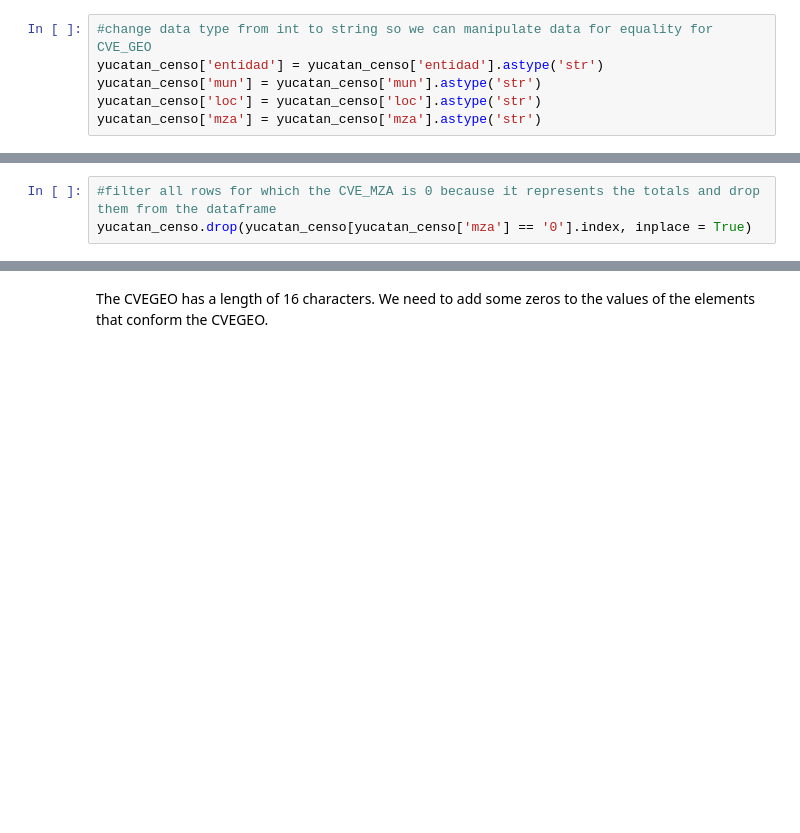
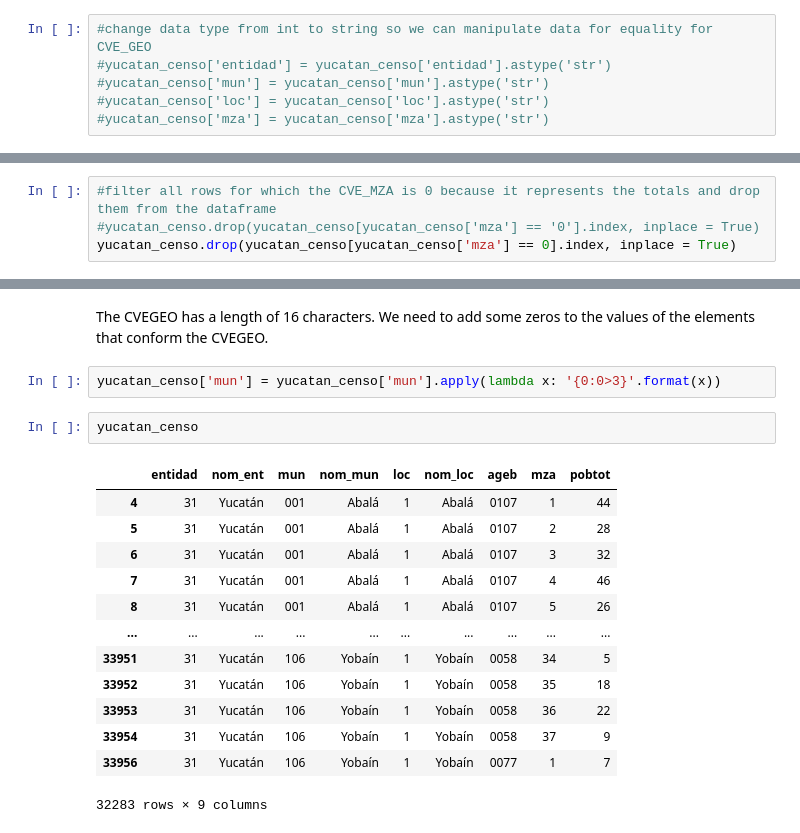
Before and after one commit to gperaza/road-network, a Jupyter notebook: notebooks/working with geodataframes.ipynb, the cells around one changed output, grey strips where cells are left out. Cells and saved outputs as stored; diff of their text form; blank space fills up the shorter version.

Commit message:
undo the change of dtype from int to string of yucatan_censo df

```diff
--- a/notebooks/working with geodataframes.ipynb
+++ b/notebooks/working with geodataframes.ipynb
@@ -320,10 +320,10 @@ pobtot      int64
 dtype: object
 # %%
 #change data type from int to string so we can manipulate data for equality for CVE_GEO
-yucatan_censo['entidad'] = yucatan_censo['entidad'].astype('str')
-yucatan_censo['mun'] = yucatan_censo['mun'].astype('str')
-yucatan_censo['loc'] = yucatan_censo['loc'].astype('str')
-yucatan_censo['mza'] = yucatan_censo['mza'].astype('str')
+#yucatan_censo['entidad'] = yucatan_censo['entidad'].astype('str')
+#yucatan_censo['mun'] = yucatan_censo['mun'].astype('str')
+#yucatan_censo['loc'] = yucatan_censo['loc'].astype('str')
+#yucatan_censo['mza'] = yucatan_censo['mza'].astype('str')
 # %%
 yucatan_censo.dtypes
 # %% [output]
@@ -363,7 +364,8 @@ yucatan_censo_totales.head()
 | 36 | 31 | Yucatán | 1 | Abalá | 1 | Total AGEB urbana | 0111 | 0 | 1066 |
 # %%
 #filter all rows for which the CVE_MZA is 0 because it represents the totals and drop them from the dataframe
-yucatan_censo.drop(yucatan_censo[yucatan_censo['mza'] == '0'].index, inplace = True)
+#yucatan_censo.drop(yucatan_censo[yucatan_censo['mza'] == '0'].index, inplace = True)
+yucatan_censo.drop(yucatan_censo[yucatan_censo['mza'] == 0].index, inplace = True)
 # %%
 yucatan_censo.head()
 # %% [output]
@@ -383,3 +385,21 @@ len(yucatan_manzana['CVEGEO'].iloc[0])
 16
 # %% [markdown]
 The CVEGEO has a length of 16 characters. We need to add some zeros to the values of the elements that conform the CVEGEO.
+# %%
+yucatan_censo['mun'] = yucatan_censo['mun'].apply(lambda x: '{0:0>3}'.format(x))
+# %%
+yucatan_censo
+# %% [output]
+|  | entidad | nom_ent | mun | nom_mun | loc | nom_loc | ageb | mza | pobtot |
+| 4 | 31 | Yucatán | 001 | Abalá | 1 | Abalá | 0107 | 1 | 44 |
+| 5 | 31 | Yucatán | 001 | Abalá | 1 | Abalá | 0107 | 2 | 28 |
+| 6 | 31 | Yucatán | 001 | Abalá | 1 | Abalá | 0107 | 3 | 32 |
+| 7 | 31 | Yucatán | 001 | Abalá | 1 | Abalá | 0107 | 4 | 46 |
+| 8 | 31 | Yucatán | 001 | Abalá | 1 | Abalá | 0107 | 5 | 26 |
+| ... | ... | ... | ... | ... | ... | ... | ... | ... | ... |
+| 33951 | 31 | Yucatán | 106 | Yobaín | 1 | Yobaín | 0058 | 34 | 5 |
+| 33952 | 31 | Yucatán | 106 | Yobaín | 1 | Yobaín | 0058 | 35 | 18 |
+| 33953 | 31 | Yucatán | 106 | Yobaín | 1 | Yobaín | 0058 | 36 | 22 |
+| 33954 | 31 | Yucatán | 106 | Yobaín | 1 | Yobaín | 0058 | 37 | 9 |
+| 33956 | 31 | Yucatán | 106 | Yobaín | 1 | Yobaín | 0077 | 1 | 7 |
+32283 rows × 9 columns
```
Also changed, not shown: parts of 1 cell of this notebook.
